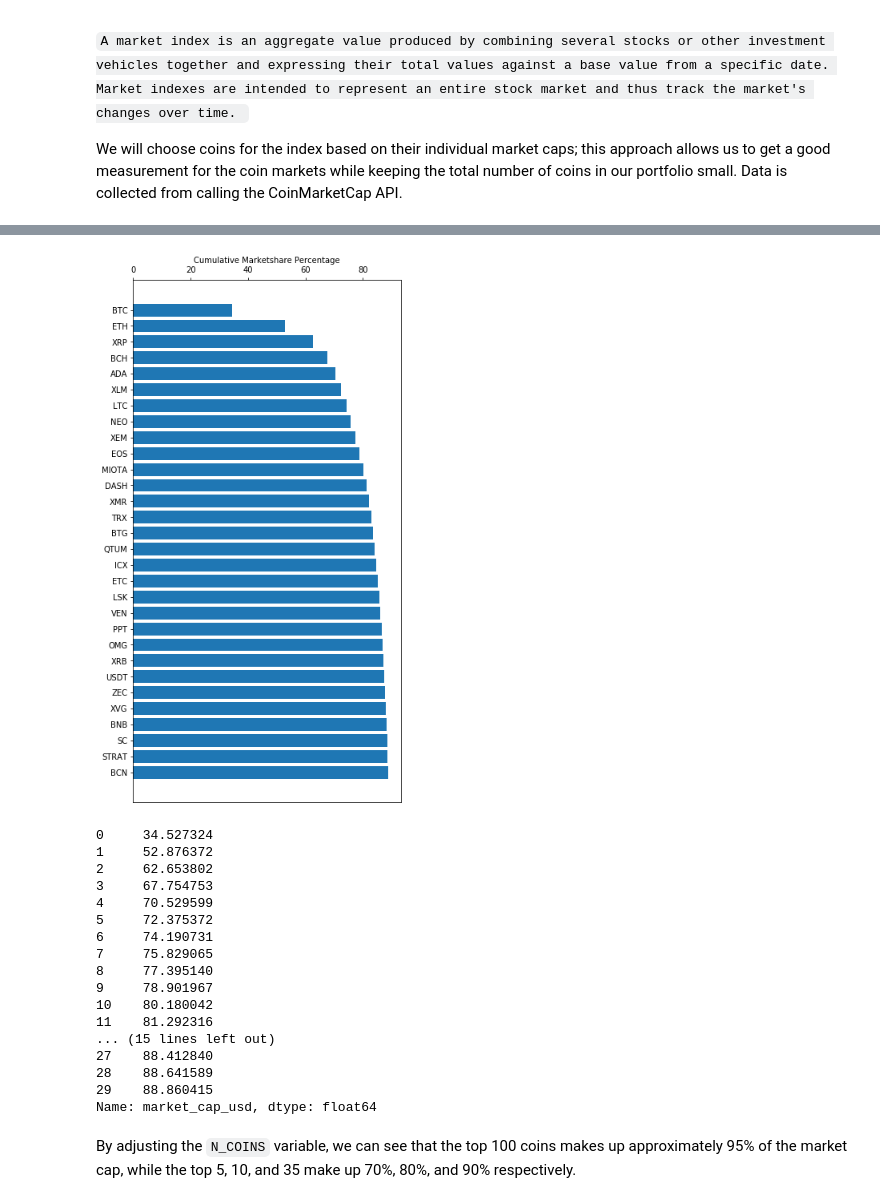
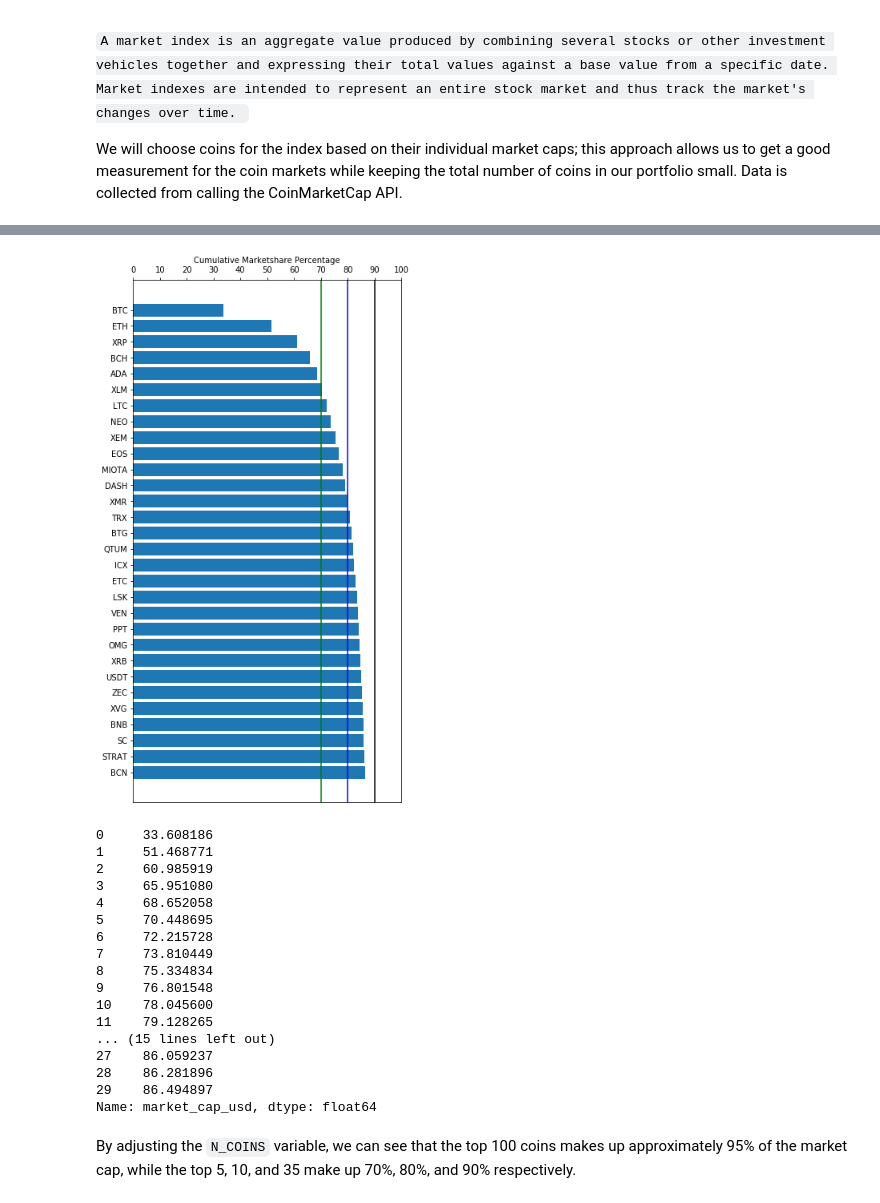
Before and after one commit to welsny/crypto-analysis, a Jupyter notebook: Exploratory Analysis.ipynb, the cells around one changed output, grey strips where cells are left out. Saved outputs shown, nothing was run; the diff lists cells and outputs as text; code cells hidden in the pictures.

```diff
--- a/Exploratory Analysis.ipynb
+++ b/Exploratory Analysis.ipynb
@@ -24,8 +24,7 @@ import matplotlib.pyplot as plt
 
 N_COINS = 30
 
-json = requests.get(f'https://api.coinmarketcap.com/v1/ticker/?limit={N_COINS}').json()
-df = pd.DataFrame(json)
+json = pd.read_json(f'https://api.coinmarketcap.com/v1/ticker/?limit={N_COINS}')
 df = df[['rank', 'symbol', 'price_usd', 'market_cap_usd',
          '24h_volume_usd', 'percent_change_24h', 'percent_change_7d']]
 df = df.convert_objects(convert_numeric=True)
@@ -48,41 +48,44 @@ For all other conversions use the data-type specific converters pd.to_datetime,
 [figure]
 # %%
 json = requests.get('https://api.coinmarketcap.com/v1/global/').json()
-
 total_mkt_cap = json['total_market_cap_usd']
 
 fig, ax = plt.subplots(figsize=(6, 12))
 ax.barh(df['rank'], 100*df['market_cap_usd'].cumsum()/total_mkt_cap)
 ax.invert_yaxis()
 ax.xaxis.set_label_position('top')
 ax.xaxis.tick_top()
 
 ax.set_xlabel('Cumulative Marketshare Percentage')
 plt.setp(ax, yticks=np.arange(1, N_COINS+1), yticklabels=df['symbol'])
 
-#ax.set_xticklabels(df["symbol"])
+
+plt.axvline(x=70, color="green")
+plt.axvline(x=80, color="blue")
+plt.axvline(x=90, color="black")
+plt.xticks(np.arange(0, 101, 10))
 
 plt.show()
 
 print((100*df['market_cap_usd'].cumsum()/total_mkt_cap))
 # %% [output]
-[figure, old version]
+[figure, new version]
-0     34.527324
-1     52.876372
-2     62.653802
-3     67.754753
-4     70.529599
-5     72.375372
-6     74.190731
-7     75.829065
-8     77.395140
-9     78.901967
-10    80.180042
-11    81.292316
+0     33.608186
+1     51.468771
+2     60.985919
+3     65.951080
+4     68.652058
+5     70.448695
+6     72.215728
+7     73.810449
+8     75.334834
+9     76.801548
+10    78.045600
+11    79.128265
 ... (15 lines left out)
-27    88.412840
-28    88.641589
-29    88.860415
+27    86.059237
+28    86.281896
+29    86.494897
 Name: market_cap_usd, dtype: float64
 # %% [markdown]
 By adjusting the `N_COINS` variable, we can see that the top 100 coins makes up approximately 95% of the market cap, while the top 5, 10, and 35 make up 70%, 80%, and 90% respectively.
```
Also changed, not shown: parts of 1 cell of this notebook.
